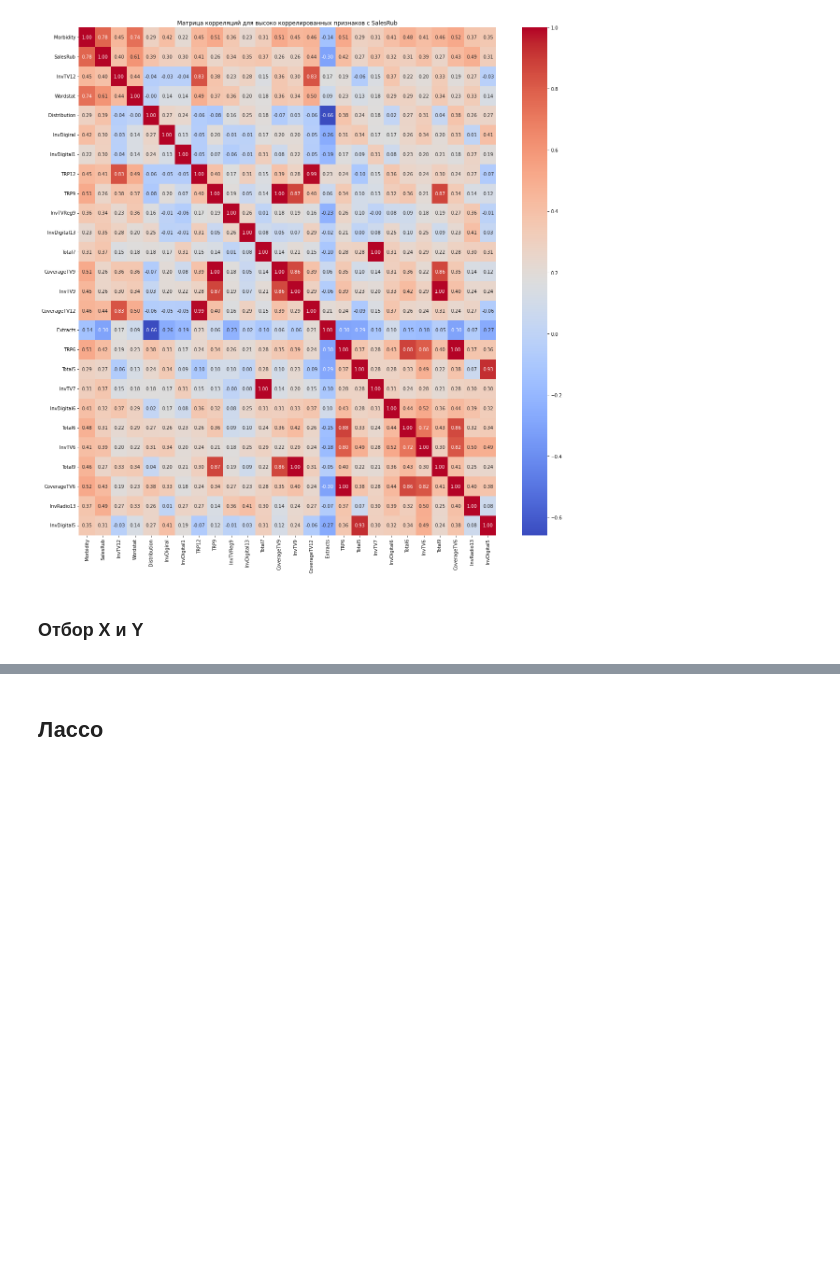
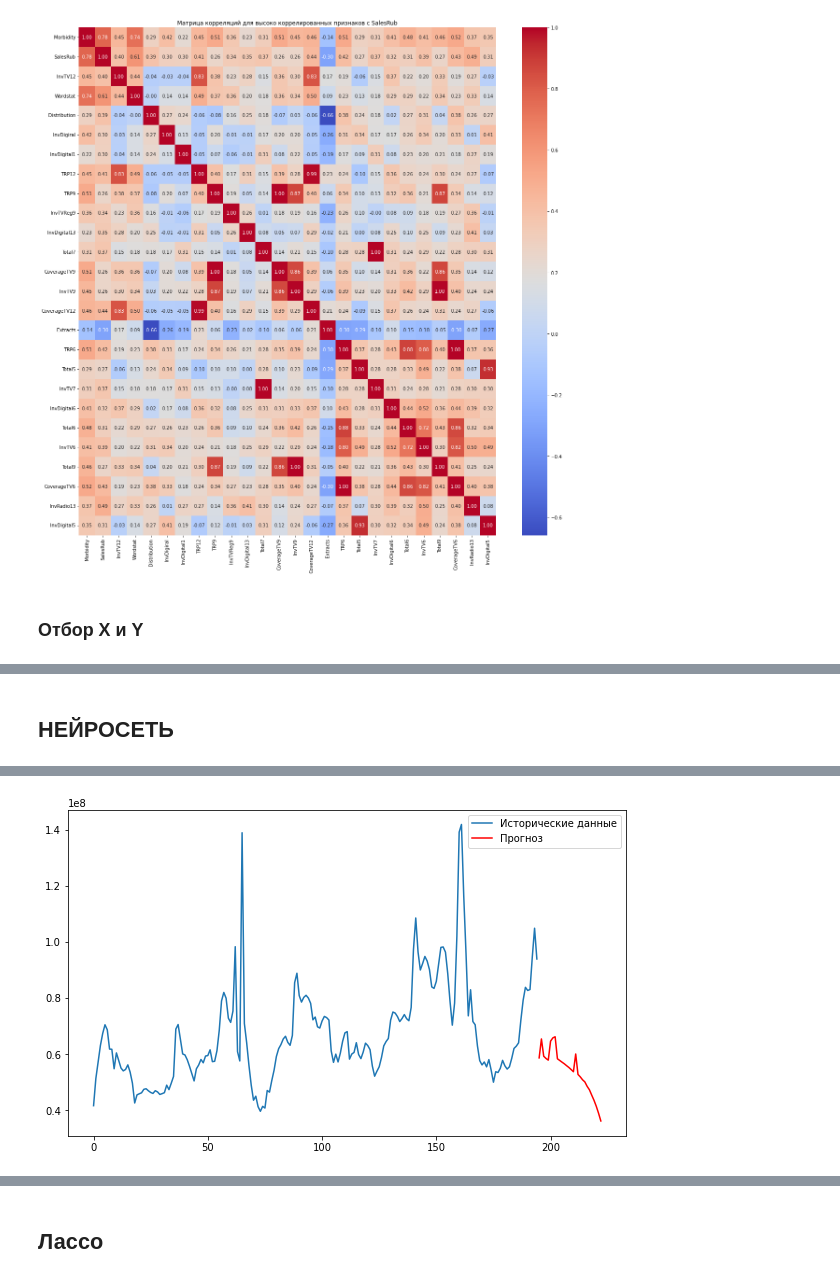
Before and after one commit to Exeskicks/media_wise, a Jupyter notebook: media_wise.ipynb, the cells around one changed output, grey strips where cells are left out. Cells and saved outputs as stored; diff of their text form; code cells hidden in the pictures; blank space fills up the shorter version.

```diff
--- a/media_wise.ipynb
+++ b/media_wise.ipynb
@@ -444,0 +1002,56 @@ X_train, X_test, y_train, y_test = timeseries_train_test_split(X, Y, test_size=0
+# %% [markdown]
+## НЕЙРОСЕТЬ
+# %%
+# Предположим, df - это ваш исходный DataFrame с данными.
+X = X['Morbidity', 'InvTV12', 'Wordstat', 'Distribution', 'TRP12',
+            'Total7', 'CoverageTV12', 'Extracts', 'TRP6', 'Total6', 'InvRadio13']
+
+train_size = int(len(X) * 0.8)
+X_train, X_test = X[:train_size], X[train_size:]
+y_train, y_test = Y[:train_size], Y[train_size:]
+
+# Масштабирование данных.
+scaler_X = StandardScaler()
+scaler_Y = StandardScaler()
+X_train_scaled = scaler_X.fit_transform(X_train)
+X_test_scaled = scaler_X.transform(X_test)
+y_train_scaled = scaler_Y.fit_transform(y_train.to_numpy().reshape(-1, 1))
+y_test_scaled = scaler_Y.transform(y_test.to_numpy().reshape(-1, 1))
+
+# LSTM ожидает данные в формате [samples, time steps, features].
+# Предполагается, что X уже содержит временные шаги в правильном формате.
+
+# Создание модели LSTM.
+model = Sequential()
+model.add(LSTM(200, activation='relu', input_shape=(X_train_scaled.shape[1], 1)))
+model.add(Dense(1))
+model.compile(optimizer='adam', loss='mean_squared_error')
+
+# Обучение модели.
+model.fit(X_train_scaled, y_train_scaled, epochs=50, batch_size=1, verbose=1)
+
+# Функция для выполнения рекурсивного прогнозирования.
+def recursive_forecast(model, last_known_batch, n_periods, scaler_X, scaler_Y):
+    predictions = []
+    current_batch = last_known_batch
+    for _ in range(n_periods):
+        y_pred_scaled = model.predict(current_batch[np.newaxis, :, np.newaxis])
+        y_pred = scaler_Y.inverse_transform(y_pred_scaled)
+        predictions.append(y_pred[0, 0])
+        current_batch = np.roll(current_batch, -1)
+        current_batch[-1] = y_pred_scaled
+    return predictions
+
+# Подготовка последнего известного батча данных.
+last_known_batch = X_test_scaled[-1]
+
+# Выполнение прогноза на 28 периодов вперёд.
+predictions = recursive_forecast(model, last_known_batch, 28, scaler_X, scaler_Y)
+
+# Визуализация результатов.
+plt.figure(figsize=(10, 6))
+plt.plot(np.arange(len(y_train)), y_train, label='Исторические данные')
+plt.plot(np.arange(len(y_train), len(y_train) + 28), predictions, label='Прогноз', color='red')
+plt.legend()
+plt.show()
+# %% [output]
@@ -444,0 +1075 @@ X_train, X_test, y_train, y_test = timeseries_train_test_split(X, Y, test_size=0
+[figure, added]
```
Also changed, not shown: parts of 79 cells of this notebook.
